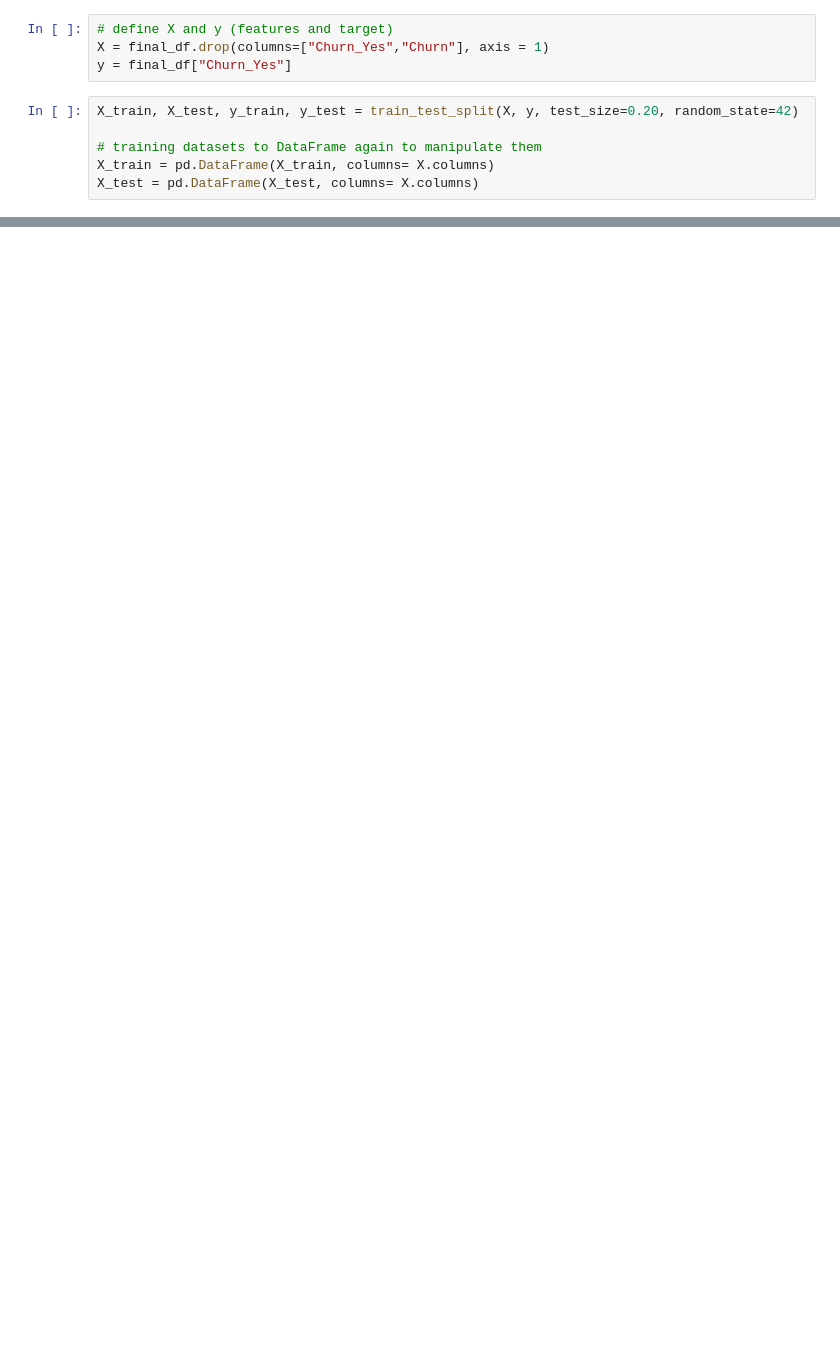
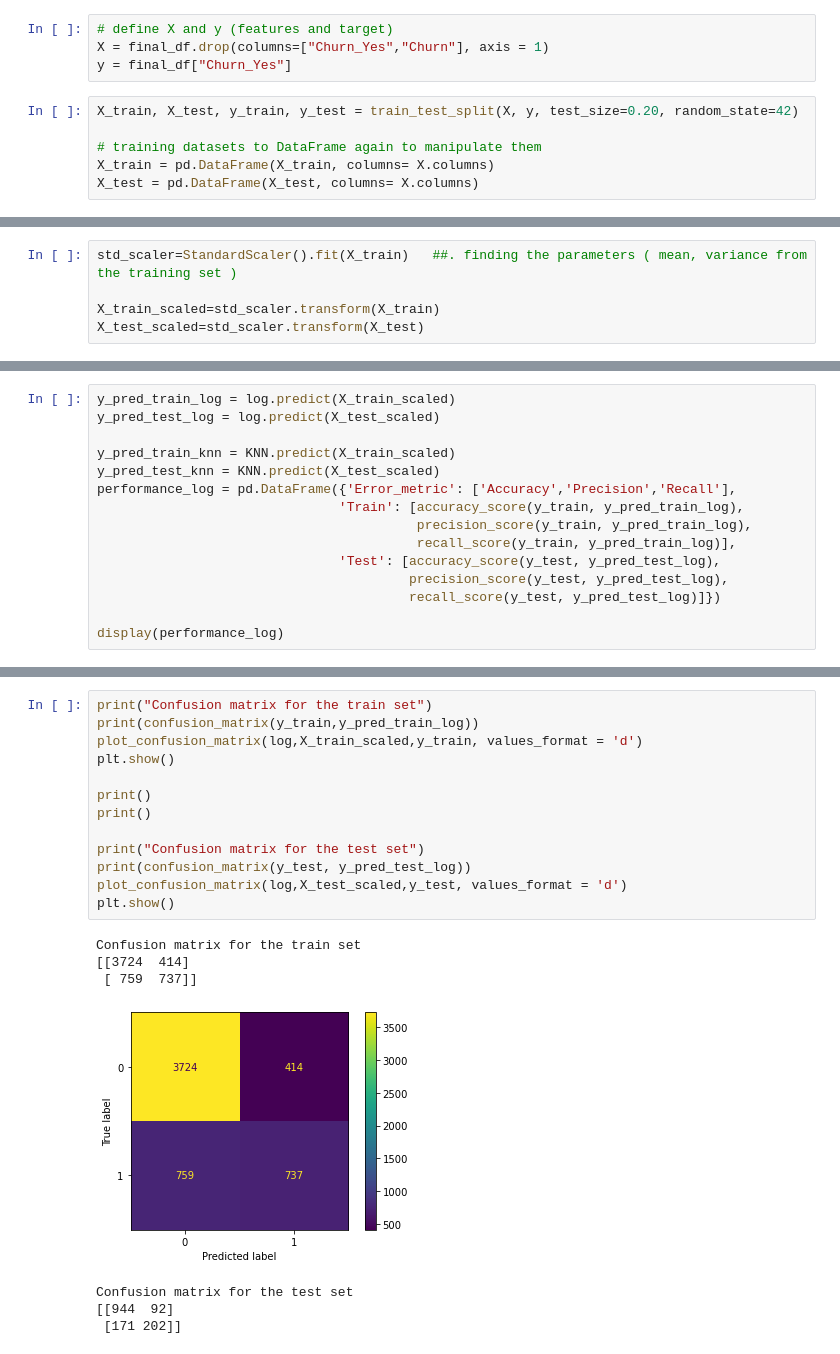
Before and after one commit to ArinaNihon/IRONARINA_LABS, a Jupyter notebook: Lab _Classification, Handling_Imbalanced_Data/Lab _Classification, Handling_Imbalanced_Data.ipynb, the cells around one changed output, grey strips where cells are left out. Drawn from its saved outputs; the diff is of its cells as text; blank space fills up the shorter version.

```diff
--- a/Lab _Classification, Handling_Imbalanced_Data/Lab _Classification, Handling_Imbalanced_Data.ipynb
+++ b/Lab _Classification, Handling_Imbalanced_Data/Lab _Classification, Handling_Imbalanced_Data.ipynb
@@ -624,0 +688,5 @@ plt.show()
+# %%
+std_scaler=StandardScaler().fit(X_train)   ##. finding the parameters ( mean, variance from the training set )
+
+X_train_scaled=std_scaler.transform(X_train)
+X_test_scaled=std_scaler.transform(X_test)
@@ -624,0 +701,15 @@ plt.show()
+# %%
+y_pred_train_log = log.predict(X_train_scaled)
+y_pred_test_log = log.predict(X_test_scaled)
+
+y_pred_train_knn = KNN.predict(X_train_scaled)
+y_pred_test_knn = KNN.predict(X_test_scaled)
+performance_log = pd.DataFrame({'Error_metric': ['Accuracy','Precision','Recall'],
+                               'Train': [accuracy_score(y_train, y_pred_train_log),
+                                         precision_score(y_train, y_pred_train_log),
+                                         recall_score(y_train, y_pred_train_log)],
+                               'Test': [accuracy_score(y_test, y_pred_test_log),
+                                        precision_score(y_test, y_pred_test_log),
+                                        recall_score(y_test, y_pred_test_log)]})
+
+display(performance_log)
@@ -624,0 +736,21 @@ plt.show()
+# %%
+print("Confusion matrix for the train set")
+print(confusion_matrix(y_train,y_pred_train_log))
+plot_confusion_matrix(log,X_train_scaled,y_train, values_format = 'd')
+plt.show()
+
+print()
+print()
+
+print("Confusion matrix for the test set")
+print(confusion_matrix(y_test, y_pred_test_log))
+plot_confusion_matrix(log,X_test_scaled,y_test, values_format = 'd')
+plt.show()
+# %% [output]
+Confusion matrix for the train set
+[[3724  414]
+ [ 759  737]]
+[figure, added]
+Confusion matrix for the test set
+[[944  92]
+ [171 202]]
```
Also changed, not shown: parts of 37 cells of this notebook.
